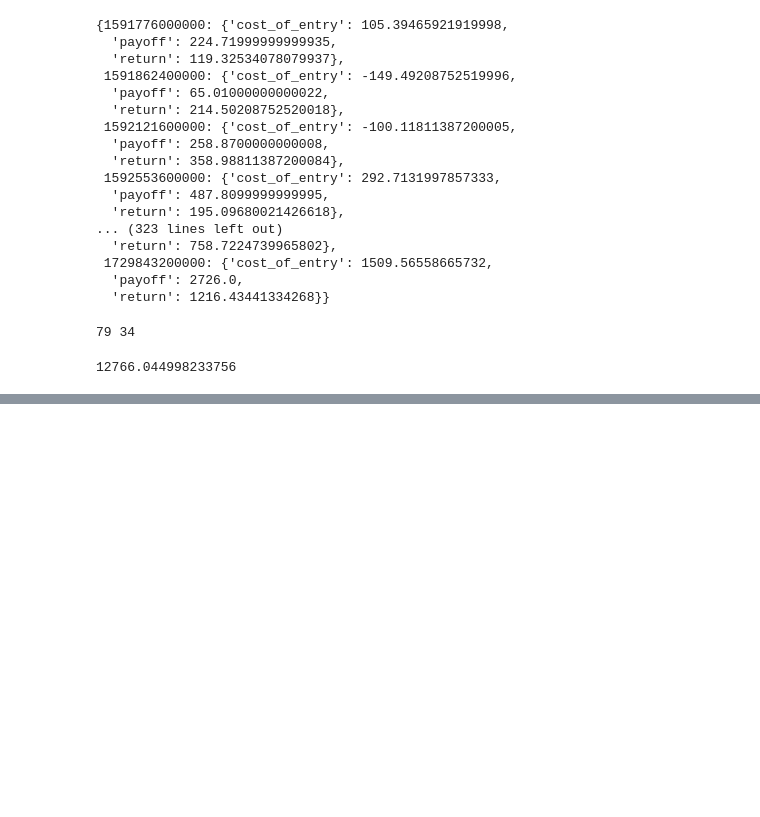
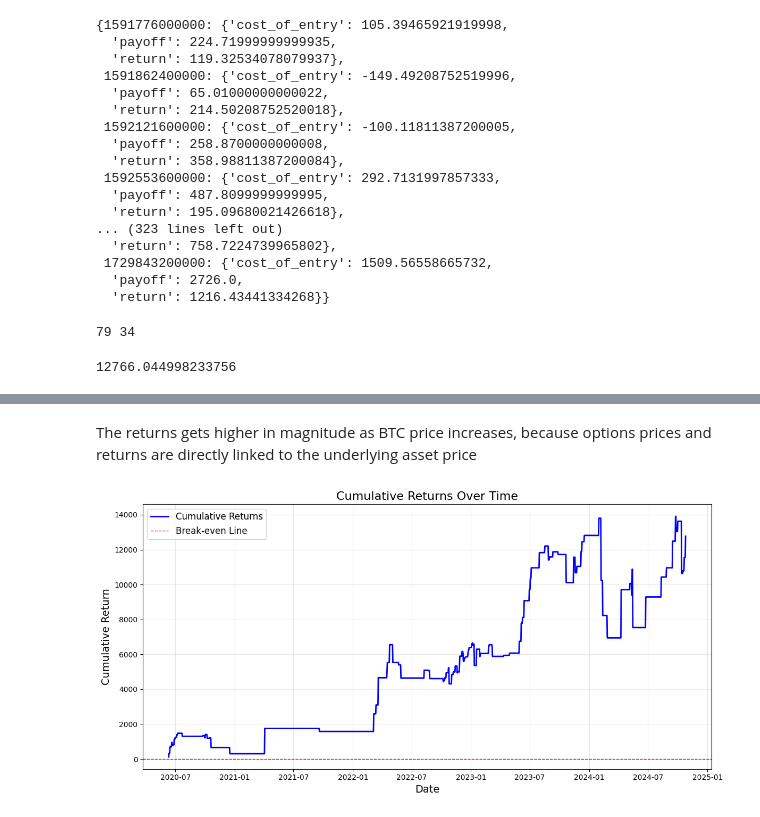
Before and after one commit to Gabriel31921/Volatility-study, a Jupyter notebook: Volatility.ipynb, the cells around one changed output, grey strips where cells are left out. Drawn from its saved outputs; the diff is of its cells as text; code cells hidden in the pictures; blank space fills up the shorter version.

```diff
--- a/Volatility.ipynb
+++ b/Volatility.ipynb
@@ -1118,0 +1148,34 @@ cumulative_returns
+# %% [markdown]
+The returns gets higher in magnitude as BTC price increases, because options prices and returns are directly linked to the underlying asset price
+# %%
+# Convert results to a DataFrame
+data = [{'timestamp': k, 'return': v['return']} for k, v in results.items()]
+df = pd.DataFrame(data)
+
+# Convert timestamp to datetime and sort
+df['datetime'] = pd.to_datetime(df['timestamp'], unit='ms')
+df = df.sort_values('datetime')
+
+# Calculate cumulative returns
+df['cumulative_return'] = df['return'].cumsum()
+
+# Generate a complete date range
+full_range = pd.date_range(start=df['datetime'].min(), end=df['datetime'].max(), freq='D')
+
+# Align the DataFrame to the complete date range and forward-fill missing values
+df = df.set_index('datetime').reindex(full_range).ffill().reset_index()
+df.rename(columns={'index': 'datetime'}, inplace=True)
+
+# Plot
+plt.figure(figsize=(12, 6))
+plt.plot(df['datetime'], df['cumulative_return'], label='Cumulative Returns', color='blue', linewidth=2)
+plt.axhline(0, color='red', linestyle='--', linewidth=1, label='Break-even Line')
+plt.title('Cumulative Returns Over Time', fontsize=16)
+plt.xlabel('Date', fontsize=14)
+plt.ylabel('Cumulative Return', fontsize=14)
+plt.legend(fontsize=12)
+plt.grid(alpha=0.3)
+plt.tight_layout()
+plt.show()
+# %% [output]
+[figure, added]
```
Also changed, not shown: parts of 13 cells of this notebook, 1 other file.
